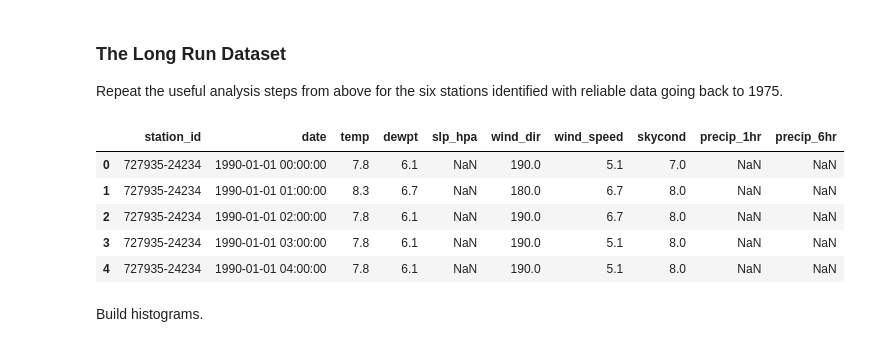
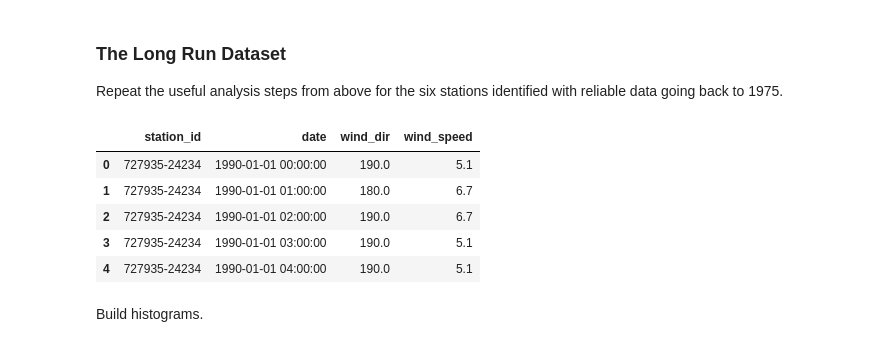
Before and after one commit to bedaro/hcde-410-final, a Jupyter notebook: DatasetAnalysis.ipynb, the cells around one changed output. Cells and saved outputs as stored; diff of their text form; code cells hidden in the pictures.

```diff
--- a/DatasetAnalysis.ipynb
+++ b/DatasetAnalysis.ipynb
@@ -448,16 +458,21 @@ Similarly, there is no pattern evident.
 ### The Long Run Dataset
 
 Repeat the useful analysis steps from above for the six stations identified with reliable data going back to 1975.
-# %%
-longrun = pd.read_hdf("data/climate_data_longrun1975.h5", 'longrun', parse_dates=[1])
-longrun.head()
-# %% [output]
-|  | station_id | date | temp | dewpt | slp_hpa | wind_dir | wind_speed | skycond | precip_1hr | precip_6hr |
-| 0 | 727935-24234 | 1990-01-01 00:00:00 | 7.8 | 6.1 | NaN | 190.0 | 5.1 | 7.0 | NaN | NaN |
-| 1 | 727935-24234 | 1990-01-01 01:00:00 | 8.3 | 6.7 | NaN | 180.0 | 6.7 | 8.0 | NaN | NaN |
-| 2 | 727935-24234 | 1990-01-01 02:00:00 | 7.8 | 6.1 | NaN | 190.0 | 6.7 | 8.0 | NaN | NaN |
-| 3 | 727935-24234 | 1990-01-01 03:00:00 | 7.8 | 6.1 | NaN | 190.0 | 5.1 | 8.0 | NaN | NaN |
-| 4 | 727935-24234 | 1990-01-01 04:00:00 | 7.8 | 6.1 | NaN | 190.0 | 5.1 | 8.0 | NaN | NaN |
+# %%
+longrun = pd.read_hdf("data/climate_data_longrun1975.h5", 'longrun', parse_dates=[1])
+# We don't use the non-wind data, so to save memory drop it
+for col in ('slp_hpa','temp','dewpt','skycond','precip_1hr','precip_6hr'):
+    del longrun[col]
+gc.collect()
+
+longrun.head()
+# %% [output]
+|  | station_id | date | wind_dir | wind_speed |
+| 0 | 727935-24234 | 1990-01-01 00:00:00 | 190.0 | 5.1 |
+| 1 | 727935-24234 | 1990-01-01 01:00:00 | 180.0 | 6.7 |
+| 2 | 727935-24234 | 1990-01-01 02:00:00 | 190.0 | 6.7 |
+| 3 | 727935-24234 | 1990-01-01 03:00:00 | 190.0 | 5.1 |
+| 4 | 727935-24234 | 1990-01-01 04:00:00 | 190.0 | 5.1 |
 # %% [markdown]
 Build histograms.
 # %%
```
Also changed, not shown: parts of 5 cells of this notebook.
